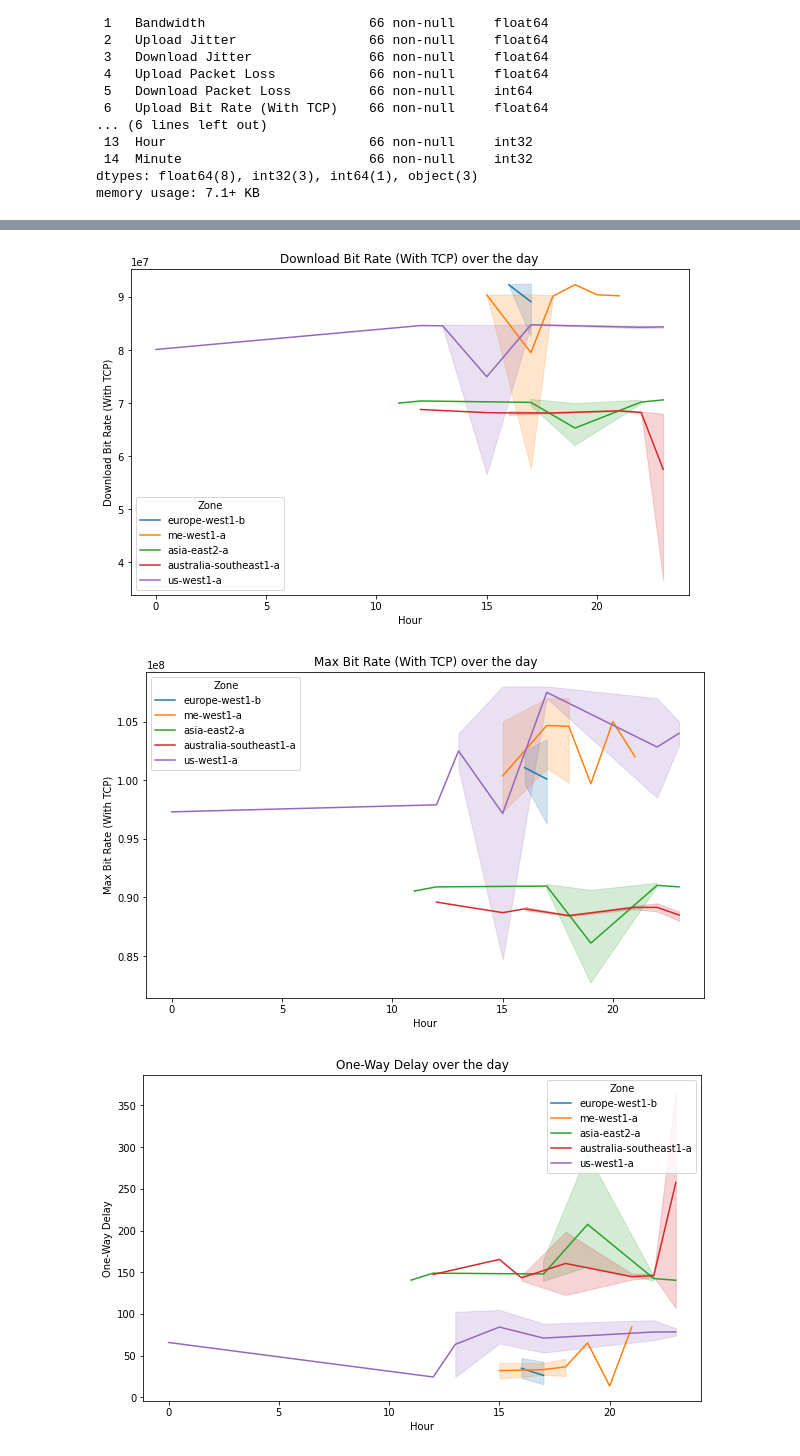
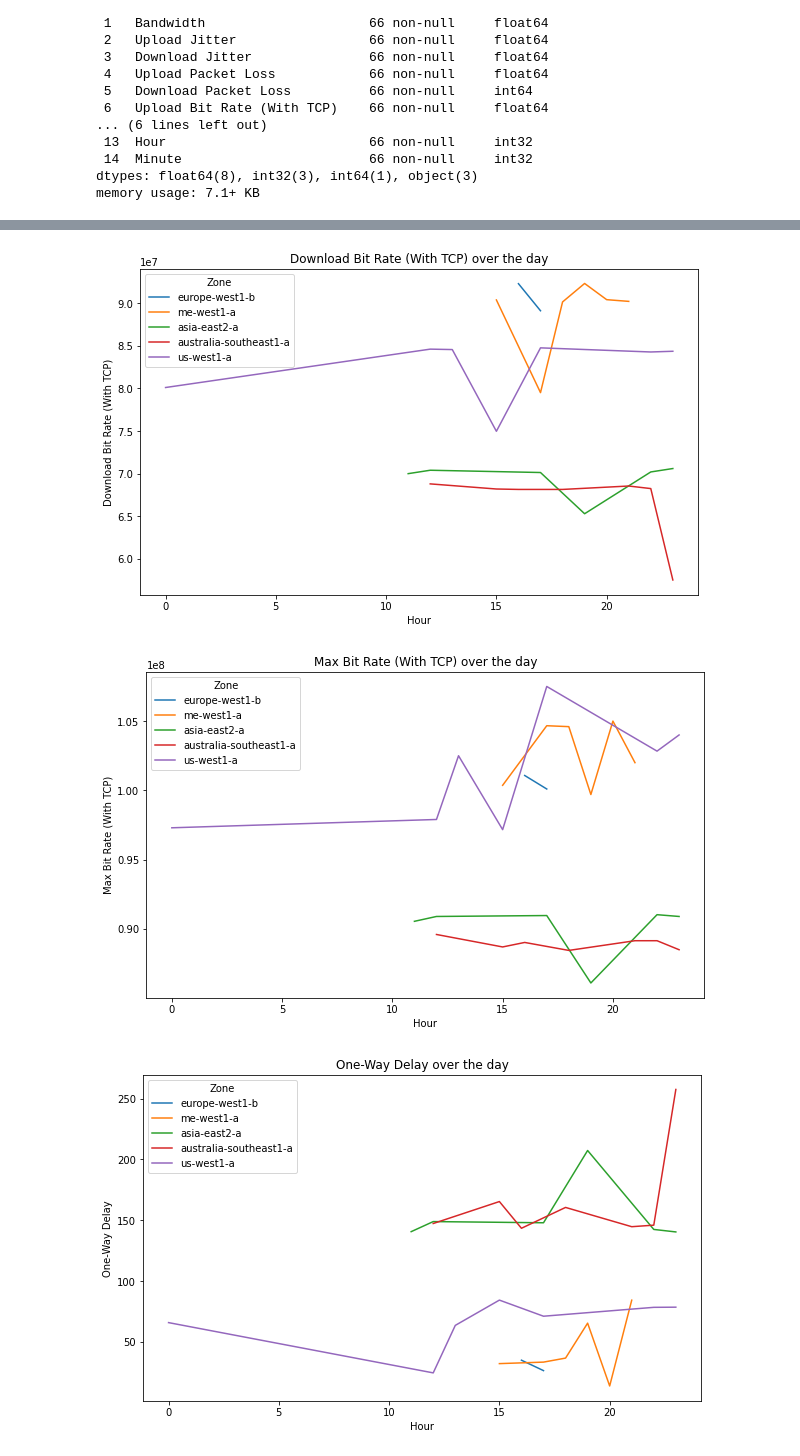
Before and after one commit to realRunlo/CNP, a Jupyter notebook: App/results/data_visualizer.ipynb, the cells around one changed output, grey strips where cells are left out. Saved outputs shown, nothing was run; the diff lists cells and outputs as text; code cells hidden in the pictures.

```diff
--- a/App/results/data_visualizer.ipynb
+++ b/App/results/data_visualizer.ipynb
@@ -88,10 +84,11 @@ columns = ["Bandwidth", "Upload Jitter", "Download Jitter", "Upload Packet Loss"
 
 for col in columns:
     fig, ax = plt.subplots(figsize=(10, 6))
-    sns.lineplot(x='Hour', y=col, data=df, hue='Zone', ax=ax)
+    sns.lineplot(x='Hour', y=col, data=df, hue='Zone', ax=ax, errorbar=None)
     ax.set_title(f"{col} over the day")
     ax.set_ylabel(col)
     ax.set_xlabel("Hour")
     #ax.ticklabel_format(style='plain', axis='y')
+    plt.savefig(f"{col}_24.png")
     plt.show()
 # %% [output]
@@ -104,6 +101,6 @@ for col in columns:
-[figure, old version]
+[figure, new version]
-[figure, old version]
+[figure, new version]
-[figure, old version]
+[figure, new version]
 # %%
 columns = ["Bandwidth", "Upload Jitter", "Download Jitter", "Upload Packet Loss", "Download Packet Loss",
            "Upload Bit Rate (With TCP)", "Download Bit Rate (With TCP)", "Max Bit Rate (With TCP)", "One-Way Delay"]
```
Also changed, not shown: parts of 4 cells of this notebook, 18 other files.
